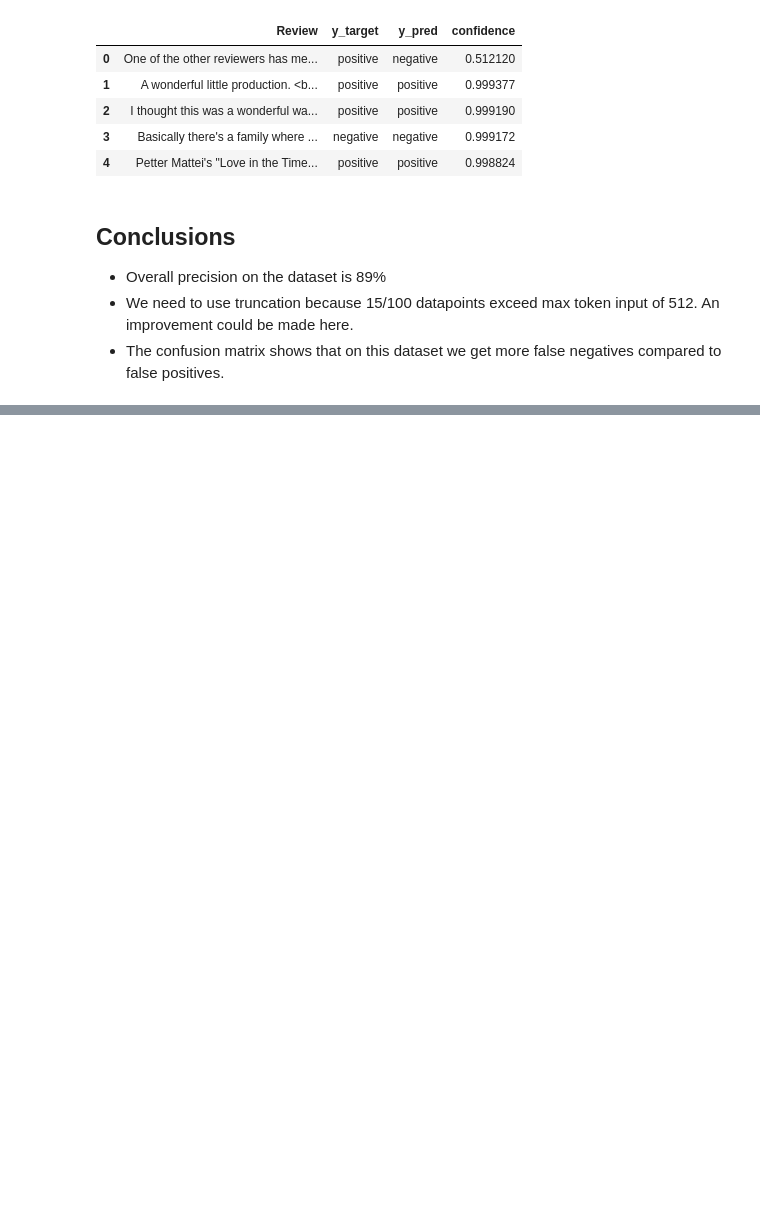
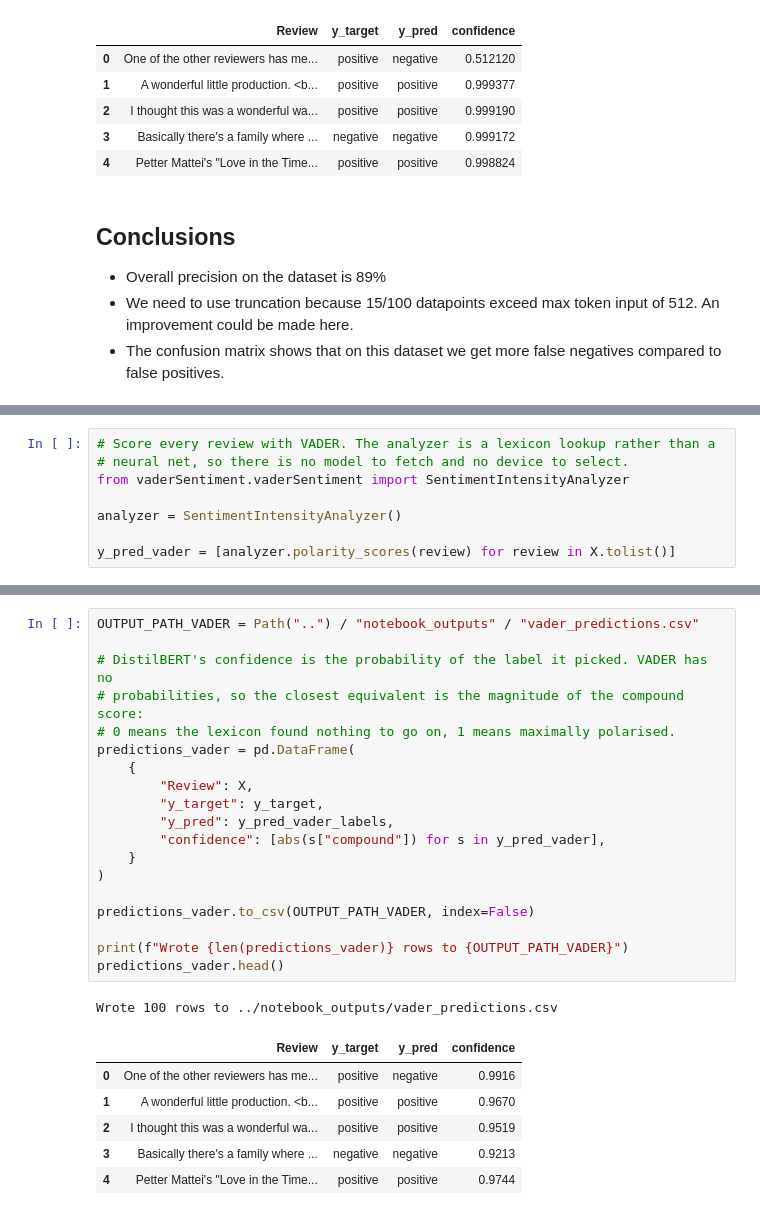
Before and after one commit to idekker1/SentimentAnalysis, a Jupyter notebook: notebooks/Analysis.ipynb, the cells around one changed output, grey strips where cells are left out. Saved outputs shown, nothing was run; the diff lists cells and outputs as text; blank space fills up the shorter version.

```diff
--- a/notebooks/Analysis.ipynb
+++ b/notebooks/Analysis.ipynb
@@ -156,0 +166,8 @@ Wrote 100 rows to ../notebook_outputs/distilbert_sst2_predictions.csv
+# %%
+# Score every review with VADER. The analyzer is a lexicon lookup rather than a
+# neural net, so there is no model to fetch and no device to select.
+from vaderSentiment.vaderSentiment import SentimentIntensityAnalyzer
+
+analyzer = SentimentIntensityAnalyzer()
+
+y_pred_vader = [analyzer.polarity_scores(review) for review in X.tolist()]
@@ -156,0 +233,27 @@ Wrote 100 rows to ../notebook_outputs/distilbert_sst2_predictions.csv
+# %%
+OUTPUT_PATH_VADER = Path("..") / "notebook_outputs" / "vader_predictions.csv"
+
+# DistilBERT's confidence is the probability of the label it picked. VADER has no
+# probabilities, so the closest equivalent is the magnitude of the compound score:
+# 0 means the lexicon found nothing to go on, 1 means maximally polarised.
+predictions_vader = pd.DataFrame(
+    {
+        "Review": X,
+        "y_target": y_target,
+        "y_pred": y_pred_vader_labels,
+        "confidence": [abs(s["compound"]) for s in y_pred_vader],
+    }
+)
+
+predictions_vader.to_csv(OUTPUT_PATH_VADER, index=False)
+
+print(f"Wrote {len(predictions_vader)} rows to {OUTPUT_PATH_VADER}")
+predictions_vader.head()
+# %% [output]
+Wrote 100 rows to ../notebook_outputs/vader_predictions.csv
+|  | Review | y_target | y_pred | confidence |
+| 0 | One of the other reviewers has me... | positive | negative | 0.9916 |
+| 1 | A wonderful little production. <b... | positive | positive | 0.9670 |
+| 2 | I thought this was a wonderful wa... | positive | positive | 0.9519 |
+| 3 | Basically there's a family where ... | negative | negative | 0.9213 |
+| 4 | Petter Mattei's "Love in the Time... | positive | positive | 0.9744 |
```
Also changed, not shown: parts of 8 cells of this notebook, 1 other file.
